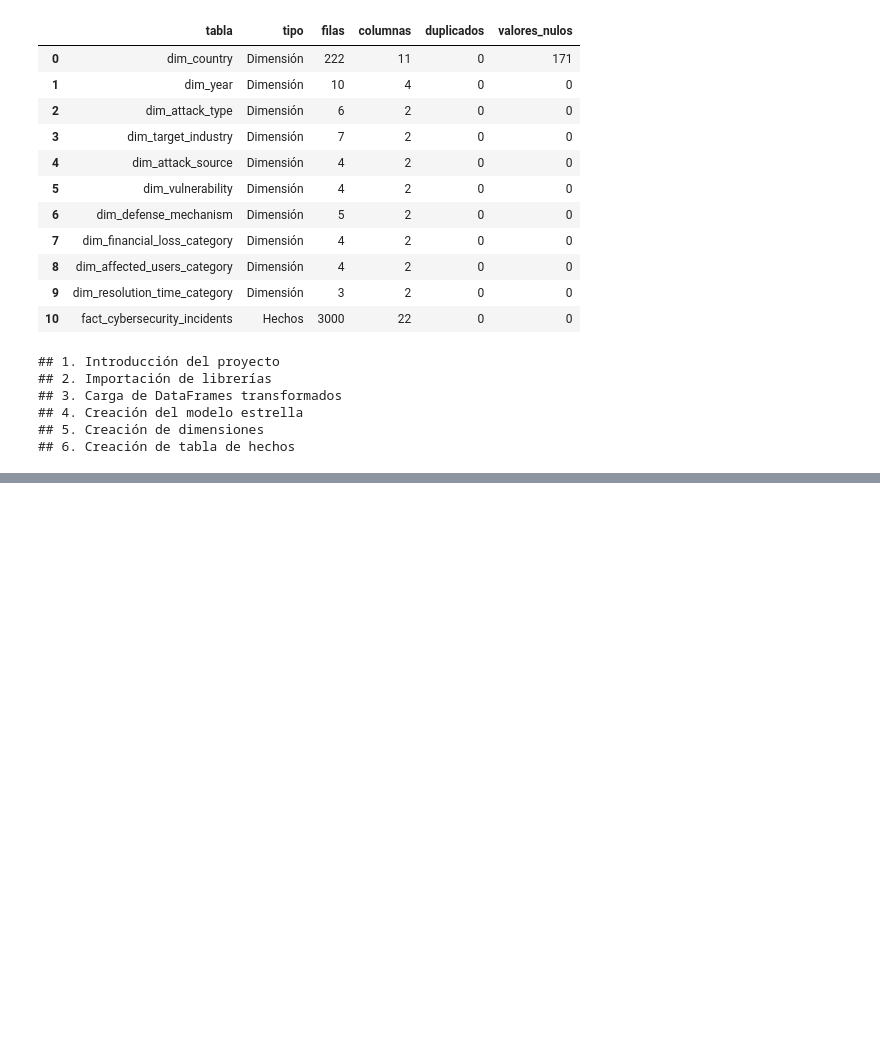
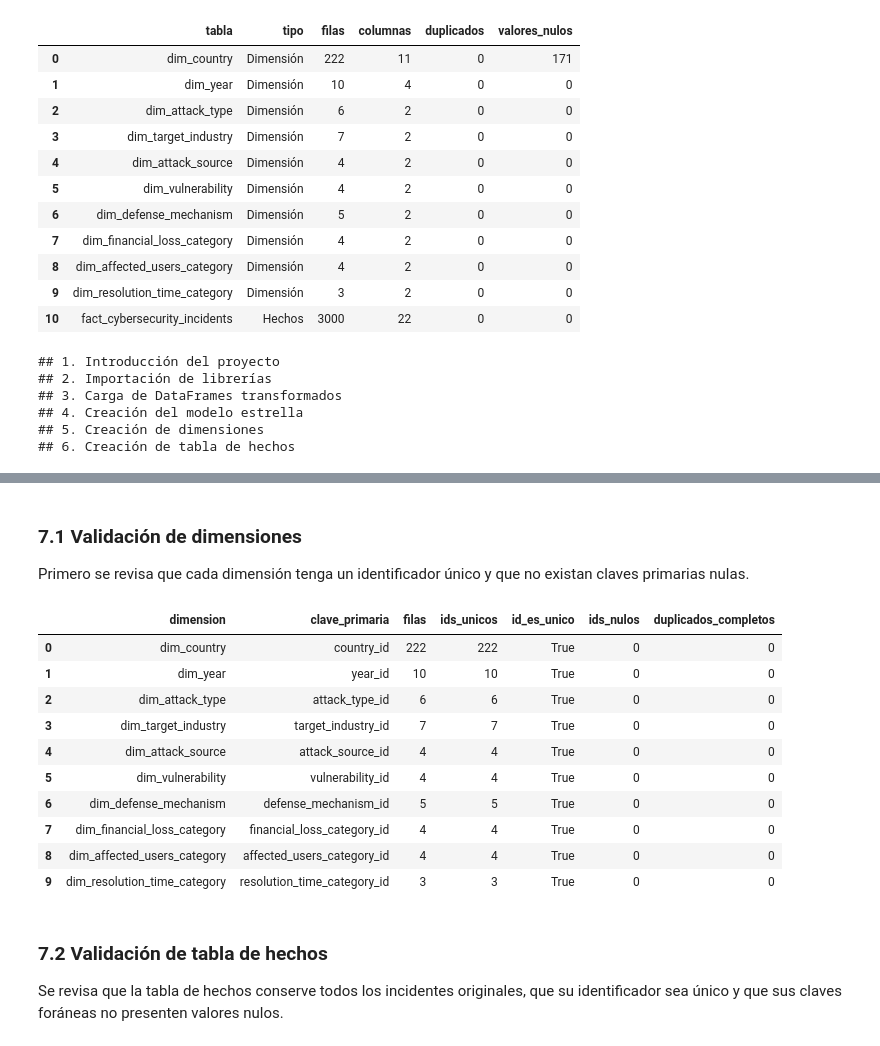
Before and after one commit to PJSA0127/Practica_G9, a Jupyter notebook: ProyectoG9.ipynb, the cells around one changed output, grey strips where cells are left out. Saved outputs shown, nothing was run; the diff lists cells and outputs as text; code cells hidden in the pictures; blank space fills up the shorter version.

```diff
--- a/ProyectoG9.ipynb
+++ b/ProyectoG9.ipynb
@@ -1097,0 +1161,52 @@ for seccion in secciones_principales:
+# %% [markdown]
+### 7.1 Validación de dimensiones
+
+Primero se revisa que cada dimensión tenga un identificador único y que no existan claves primarias nulas.
+# %%
+claves_dimensiones = {
+    "dim_country": "country_id",
+    "dim_year": "year_id",
+    "dim_attack_type": "attack_type_id",
+    "dim_target_industry": "target_industry_id",
+    "dim_attack_source": "attack_source_id",
+    "dim_vulnerability": "vulnerability_id",
+    "dim_defense_mechanism": "defense_mechanism_id",
+    "dim_financial_loss_category": "financial_loss_category_id",
+    "dim_affected_users_category": "affected_users_category_id",
+    "dim_resolution_time_category": "resolution_time_category_id"
+}
+
+validacion_dimensiones = []
+
+for nombre_dimension, columna_id in claves_dimensiones.items():
+    df_dimension = dimensiones[nombre_dimension]
+
+    validacion_dimensiones.append({
+        "dimension": nombre_dimension,
+        "clave_primaria": columna_id,
+        "filas": df_dimension.shape[0],
+        "ids_unicos": df_dimension[columna_id].nunique(),
+        "id_es_unico": df_dimension[columna_id].is_unique,
+        "ids_nulos": int(df_dimension[columna_id].isnull().sum()),
+        "duplicados_completos": int(df_dimension.duplicated().sum())
+    })
+
+df_validacion_dimensiones = pd.DataFrame(validacion_dimensiones)
+
+df_validacion_dimensiones
+# %% [output]
+|  | dimension | clave_primaria | filas | ids_unicos | id_es_unico | ids_nulos | duplicados_completos |
+| 0 | dim_country | country_id | 222 | 222 | True | 0 | 0 |
+| 1 | dim_year | year_id | 10 | 10 | True | 0 | 0 |
+| 2 | dim_attack_type | attack_type_id | 6 | 6 | True | 0 | 0 |
+| 3 | dim_target_industry | target_industry_id | 7 | 7 | True | 0 | 0 |
+| 4 | dim_attack_source | attack_source_id | 4 | 4 | True | 0 | 0 |
+| 5 | dim_vulnerability | vulnerability_id | 4 | 4 | True | 0 | 0 |
+| 6 | dim_defense_mechanism | defense_mechanism_id | 5 | 5 | True | 0 | 0 |
+| 7 | dim_financial_loss_category | financial_loss_category_id | 4 | 4 | True | 0 | 0 |
+| 8 | dim_affected_users_category | affected_users_category_id | 4 | 4 | True | 0 | 0 |
+| 9 | dim_resolution_time_category | resolution_time_category_id | 3 | 3 | True | 0 | 0 |
+# %% [markdown]
+### 7.2 Validación de tabla de hechos
+
+Se revisa que la tabla de hechos conserve todos los incidentes originales, que su identificador sea único y que sus claves foráneas no presenten valores nulos.
```
Also changed, not shown: parts of 23 cells of this notebook, 11 other files.
